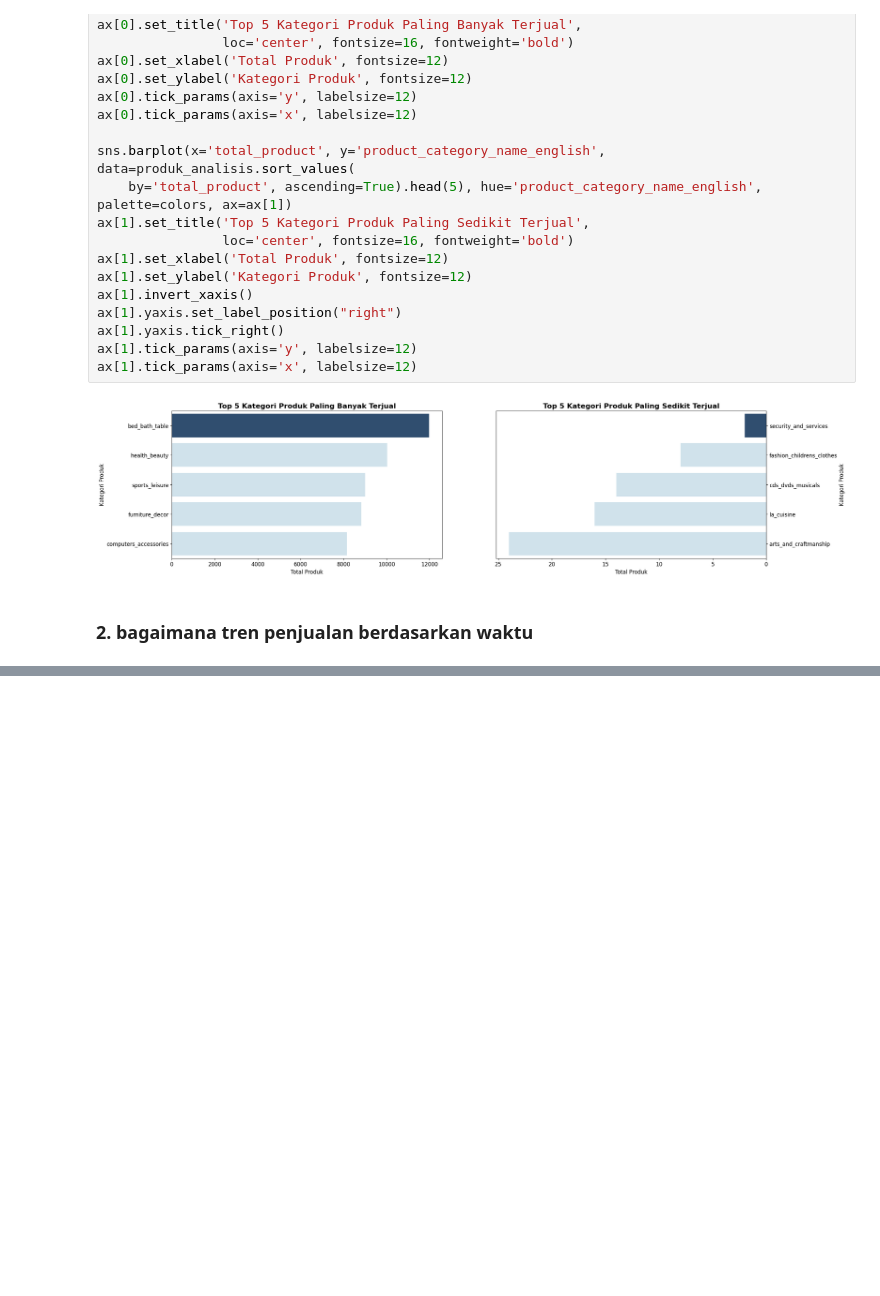
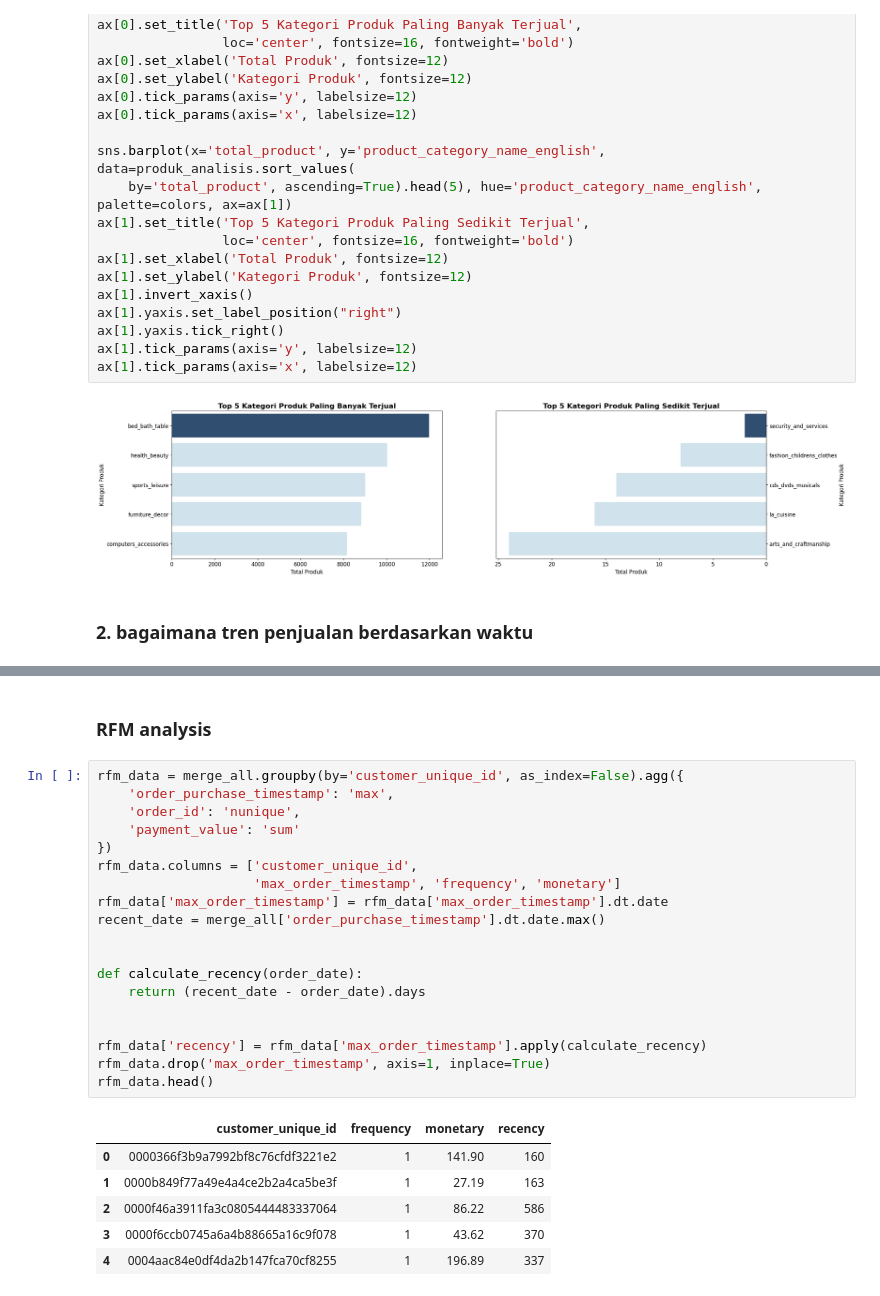
Before and after one commit to lazuardiff/proyek-analisis-data-dicoding, a Jupyter notebook: submission/notebook.ipynb, the cells around one changed output, grey strips where cells are left out. Saved outputs shown, nothing was run; the diff lists cells and outputs as text; blank space fills up the shorter version.

Commit message:
update rfm analysis

```diff
--- a/submission/notebook.ipynb
+++ b/submission/notebook.ipynb
@@ -1173,0 +1209,28 @@ Passing `palette` without assigning `hue` is deprecated and will be removed in v
+# %% [markdown]
+### RFM analysis
+# %%
+rfm_data = merge_all.groupby(by='customer_unique_id', as_index=False).agg({
+    'order_purchase_timestamp': 'max',
+    'order_id': 'nunique',
+    'payment_value': 'sum'
+})
+rfm_data.columns = ['customer_unique_id',
+                    'max_order_timestamp', 'frequency', 'monetary']
+rfm_data['max_order_timestamp'] = rfm_data['max_order_timestamp'].dt.date
+recent_date = merge_all['order_purchase_timestamp'].dt.date.max()
+
+
+def calculate_recency(order_date):
+    return (recent_date - order_date).days
+
+
+rfm_data['recency'] = rfm_data['max_order_timestamp'].apply(calculate_recency)
+rfm_data.drop('max_order_timestamp', axis=1, inplace=True)
+rfm_data.head()
+# %% [output]
+|  | customer_unique_id | frequency | monetary | recency |
+| 0 | 0000366f3b9a7992bf8c76cfdf3221e2 | 1 | 141.90 | 160 |
+| 1 | 0000b849f77a49e4a4ce2b2a4ca5be3f | 1 | 27.19 | 163 |
+| 2 | 0000f46a3911fa3c0805444483337064 | 1 | 86.22 | 586 |
+| 3 | 0000f6ccb0745a6a4b88665a16c9f078 | 1 | 43.62 | 370 |
+| 4 | 0004aac84e0df4da2b147fca70cf8255 | 1 | 196.89 | 337 |
```
Also changed, not shown: parts of 17 cells of this notebook.
